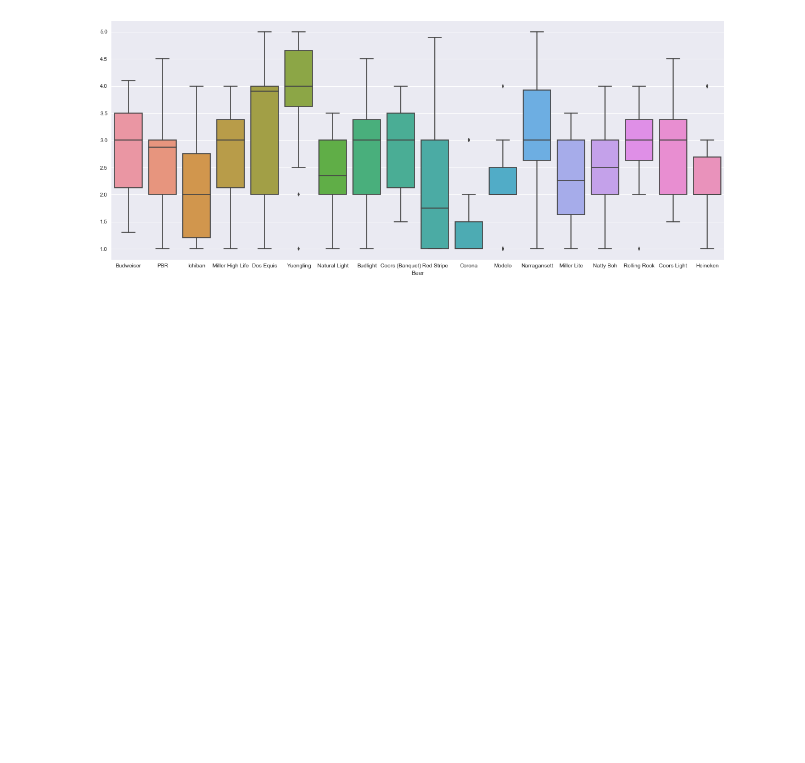
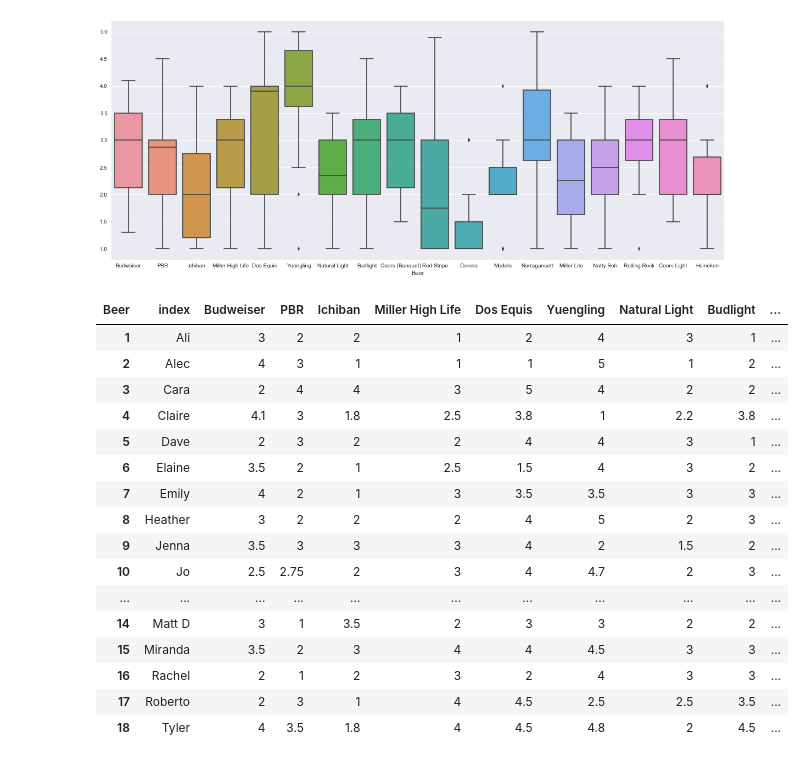
Before and after one commit to dborncamp/ScienceSaturday, a Jupyter notebook: lib/InitialBeer.ipynb, the cells around one changed output. Cells and saved outputs as stored; diff of their text form; code cells hidden in the pictures; blank space fills up the shorter version.

Commit message:
Adding nicely formatted Beer table

```diff
--- a/lib/InitialBeer.ipynb
+++ b/lib/InitialBeer.ipynb
@@ -106,3 +106,23 @@ ax = sns.boxplot(data=beer)
 [figure]
 # %%
 fig.savefig("../tex/beerResults.pdf")
+# %%
+beer
+# %% [output]
+| Beer | index | Budweiser | PBR | Ichiban | Miller High Life | Dos Equis | Yuengling | Natural Light | Budlight | ... |
+| 1 | Ali | 3 | 2 | 2 | 1 | 2 | 4 | 3 | 1 | ... |
+| 2 | Alec | 4 | 3 | 1 | 1 | 1 | 5 | 1 | 2 | ... |
+| 3 | Cara | 2 | 4 | 4 | 3 | 5 | 4 | 2 | 2 | ... |
+| 4 | Claire | 4.1 | 3 | 1.8 | 2.5 | 3.8 | 1 | 2.2 | 3.8 | ... |
+| 5 | Dave | 2 | 3 | 2 | 2 | 4 | 4 | 3 | 1 | ... |
+| 6 | Elaine | 3.5 | 2 | 1 | 2.5 | 1.5 | 4 | 3 | 2 | ... |
+| 7 | Emily | 4 | 2 | 1 | 3 | 3.5 | 3.5 | 3 | 3 | ... |
+| 8 | Heather | 3 | 2 | 2 | 2 | 4 | 5 | 2 | 3 | ... |
+| 9 | Jenna | 3.5 | 3 | 3 | 3 | 4 | 2 | 1.5 | 2 | ... |
+| 10 | Jo | 2.5 | 2.75 | 2 | 3 | 4 | 4.7 | 2 | 3 | ... |
+| ... | ... | ... | ... | ... | ... | ... | ... | ... | ... | ... |
+| 14 | Matt D | 3 | 1 | 3.5 | 2 | 3 | 3 | 2 | 2 | ... |
+| 15 | Miranda | 3.5 | 2 | 3 | 4 | 4 | 4.5 | 3 | 3 | ... |
+| 16 | Rachel | 2 | 1 | 2 | 3 | 2 | 4 | 3 | 3 | ... |
+| 17 | Roberto | 2 | 3 | 1 | 4 | 4.5 | 2.5 | 2.5 | 3.5 | ... |
+| 18 | Tyler | 4 | 3.5 | 1.8 | 4 | 4.5 | 4.8 | 2 | 4.5 | ... |
```
Also changed, not shown: parts of 1 cell of this notebook, 6 other files.
